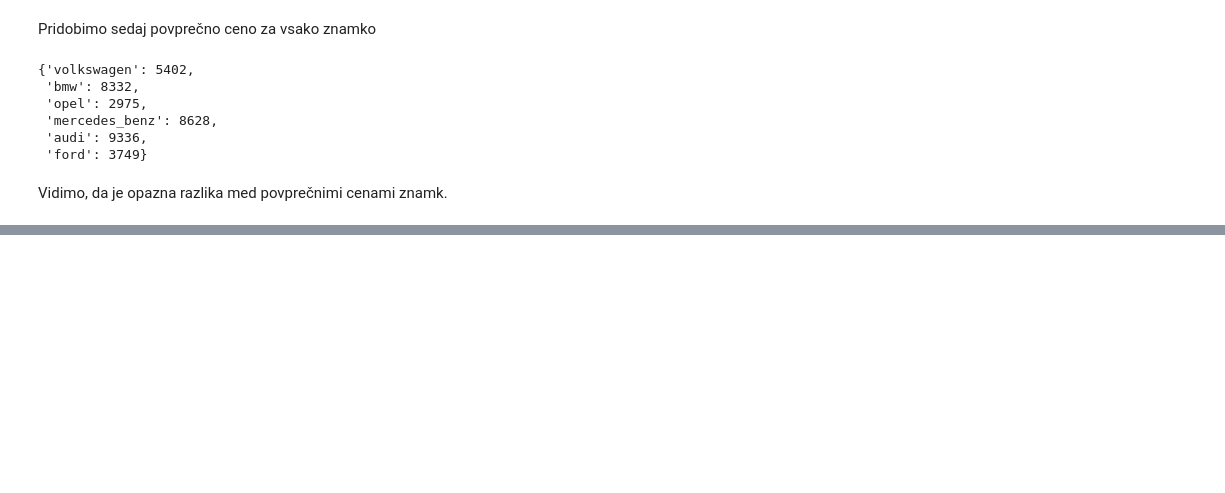
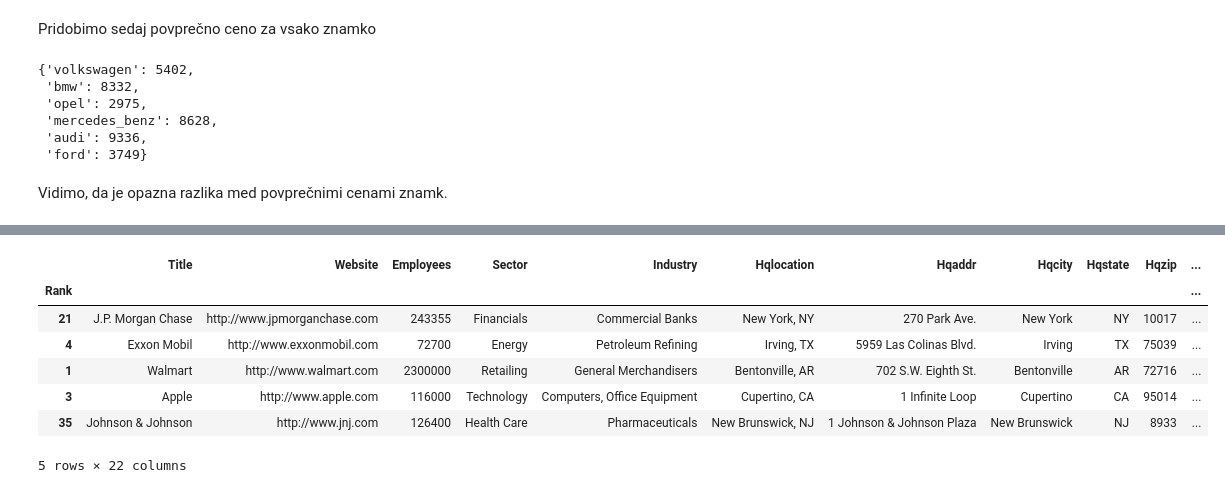
Before and after one commit to icta-tecaji/python-osnovni-public, a Jupyter notebook: Termin_08 -/pandas/Pandas.ipynb, the cells around one changed output, grey strips where cells are left out. Saved outputs shown, nothing was run; the diff lists cells and outputs as text; code cells hidden in the pictures; blank space fills up the shorter version.

```diff
--- a/Termin_08 -/pandas/Pandas.ipynb
+++ b/Termin_08 -/pandas/Pandas.ipynb
@@ -761,0 +781,3 @@ Iz dataseta piščite  "title" podjetja, k je najbolj profitabilno (profits najb
+# %%
+sectors = f500["Sector"].value_counts().index #f500["Sector"].unique()
+print(sectors)
@@ -761,0 +793,20 @@ Iz dataseta piščite  "title" podjetja, k je najbolj profitabilno (profits najb
+# %%
+df = pd.DataFrame()
+
+for sector in sectors:
+    sector_data = f500[f500["Sector"] == sector]
+    #print(sector_data.head())
+    best = sector_data[sector_data["Profits"] == sector_data["Profits"].max()]
+    df = df.append(best)
+
+
+df.head()
+# %% [output]
+|  | Title | Website | Employees | Sector | Industry | Hqlocation | Hqaddr | Hqcity | Hqstate | Hqzip | ... |
+| Rank |  |  |  |  |  |  |  |  |  |  | ... |
+| 21 | J.P. Morgan Chase | http://www.jpmorganchase.com | 243355 | Financials | Commercial Banks | New York, NY | 270 Park Ave. | New York | NY | 10017 | ... |
+| 4 | Exxon Mobil | http://www.exxonmobil.com | 72700 | Energy | Petroleum Refining | Irving, TX | 5959 Las Colinas Blvd. | Irving | TX | 75039 | ... |
+| 1 | Walmart | http://www.walmart.com | 2300000 | Retailing | General Merchandisers | Bentonville, AR | 702 S.W. Eighth St. | Bentonville | AR | 72716 | ... |
+| 3 | Apple | http://www.apple.com | 116000 | Technology | Computers, Office Equipment | Cupertino, CA | 1 Infinite Loop | Cupertino | CA | 95014 | ... |
+| 35 | Johnson & Johnson | http://www.jnj.com | 126400 | Health Care | Pharmaceuticals | New Brunswick, NJ | 1 Johnson & Johnson Plaza | New Brunswick | NJ | 8933 | ... |
+5 rows × 22 columns
```
Also changed, not shown: parts of 9 cells of this notebook, 9 other files.
